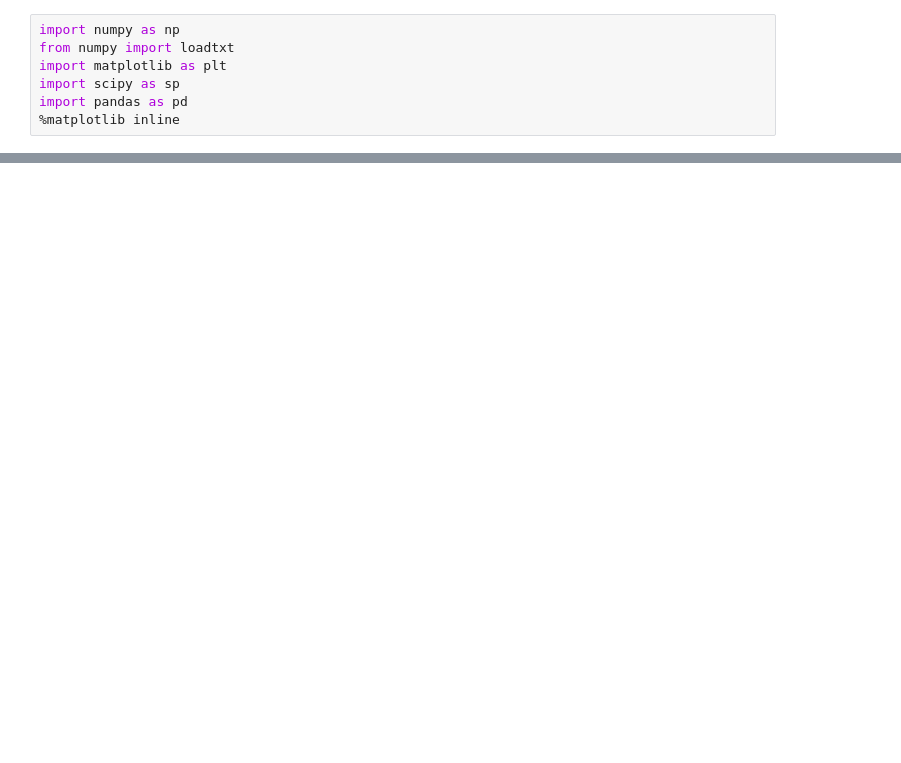
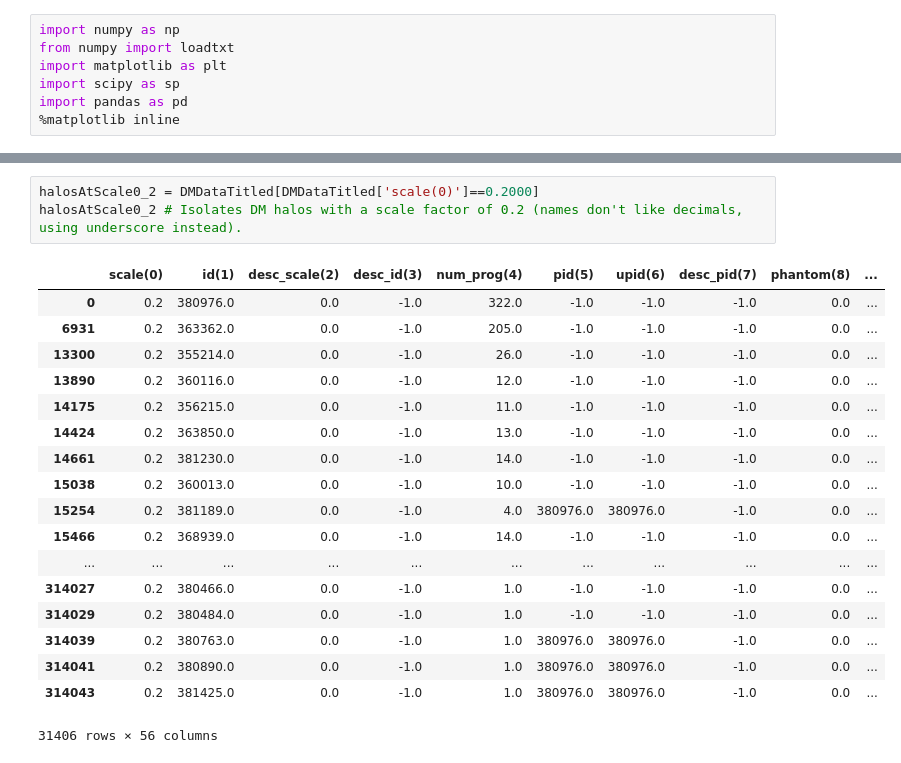
Before and after one commit to jortiz630/Dark-Matter-Tree-Data, a Jupyter notebook: DMDataAnalysis_py2.ipynb, the cells around one changed output, grey strips where cells are left out. Drawn from its saved outputs; the diff is of its cells as text; blank space fills up the shorter version.

```diff
--- a/DMDataAnalysis_py2.ipynb
+++ b/DMDataAnalysis_py2.ipynb
@@ -45,0 +49,22 @@ ValueError: Shape of passed values is (56, 314045), indices imply (56, 56)
+# %%
+halosAtScale0_2 = DMDataTitled[DMDataTitled['scale(0)']==0.2000]
+halosAtScale0_2 # Isolates DM halos with a scale factor of 0.2 (names don't like decimals, using underscore instead).
+# %% [output]
+|  | scale(0) | id(1) | desc_scale(2) | desc_id(3) | num_prog(4) | pid(5) | upid(6) | desc_pid(7) | phantom(8) | ... |
+| 0 | 0.2 | 380976.0 | 0.0 | -1.0 | 322.0 | -1.0 | -1.0 | -1.0 | 0.0 | ... |
+| 6931 | 0.2 | 363362.0 | 0.0 | -1.0 | 205.0 | -1.0 | -1.0 | -1.0 | 0.0 | ... |
+| 13300 | 0.2 | 355214.0 | 0.0 | -1.0 | 26.0 | -1.0 | -1.0 | -1.0 | 0.0 | ... |
+| 13890 | 0.2 | 360116.0 | 0.0 | -1.0 | 12.0 | -1.0 | -1.0 | -1.0 | 0.0 | ... |
+| 14175 | 0.2 | 356215.0 | 0.0 | -1.0 | 11.0 | -1.0 | -1.0 | -1.0 | 0.0 | ... |
+| 14424 | 0.2 | 363850.0 | 0.0 | -1.0 | 13.0 | -1.0 | -1.0 | -1.0 | 0.0 | ... |
+| 14661 | 0.2 | 381230.0 | 0.0 | -1.0 | 14.0 | -1.0 | -1.0 | -1.0 | 0.0 | ... |
+| 15038 | 0.2 | 360013.0 | 0.0 | -1.0 | 10.0 | -1.0 | -1.0 | -1.0 | 0.0 | ... |
+| 15254 | 0.2 | 381189.0 | 0.0 | -1.0 | 4.0 | 380976.0 | 380976.0 | -1.0 | 0.0 | ... |
+| 15466 | 0.2 | 368939.0 | 0.0 | -1.0 | 14.0 | -1.0 | -1.0 | -1.0 | 0.0 | ... |
+| ... | ... | ... | ... | ... | ... | ... | ... | ... | ... | ... |
+| 314027 | 0.2 | 380466.0 | 0.0 | -1.0 | 1.0 | -1.0 | -1.0 | -1.0 | 0.0 | ... |
+| 314029 | 0.2 | 380484.0 | 0.0 | -1.0 | 1.0 | -1.0 | -1.0 | -1.0 | 0.0 | ... |
+| 314039 | 0.2 | 380763.0 | 0.0 | -1.0 | 1.0 | 380976.0 | 380976.0 | -1.0 | 0.0 | ... |
+| 314041 | 0.2 | 380890.0 | 0.0 | -1.0 | 1.0 | 380976.0 | 380976.0 | -1.0 | 0.0 | ... |
+| 314043 | 0.2 | 381425.0 | 0.0 | -1.0 | 1.0 | 380976.0 | 380976.0 | -1.0 | 0.0 | ... |
+31406 rows × 56 columns
```
Also changed, not shown: parts of 10 cells of this notebook.
